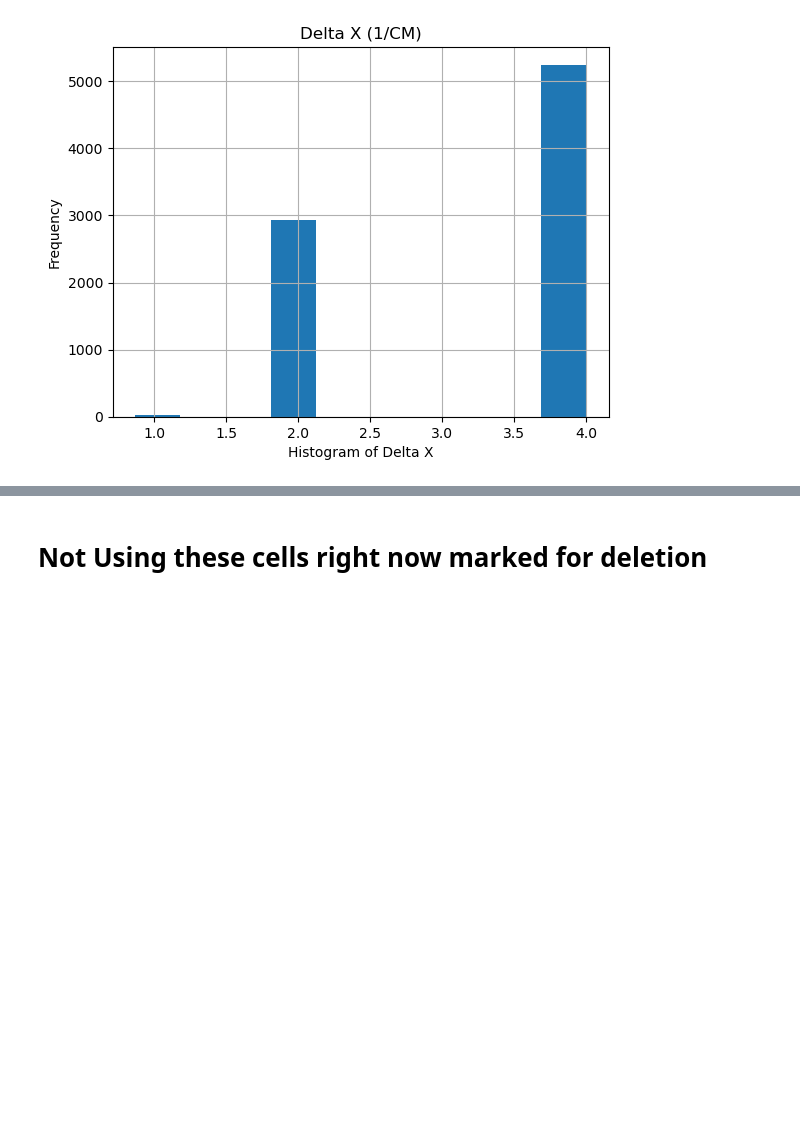
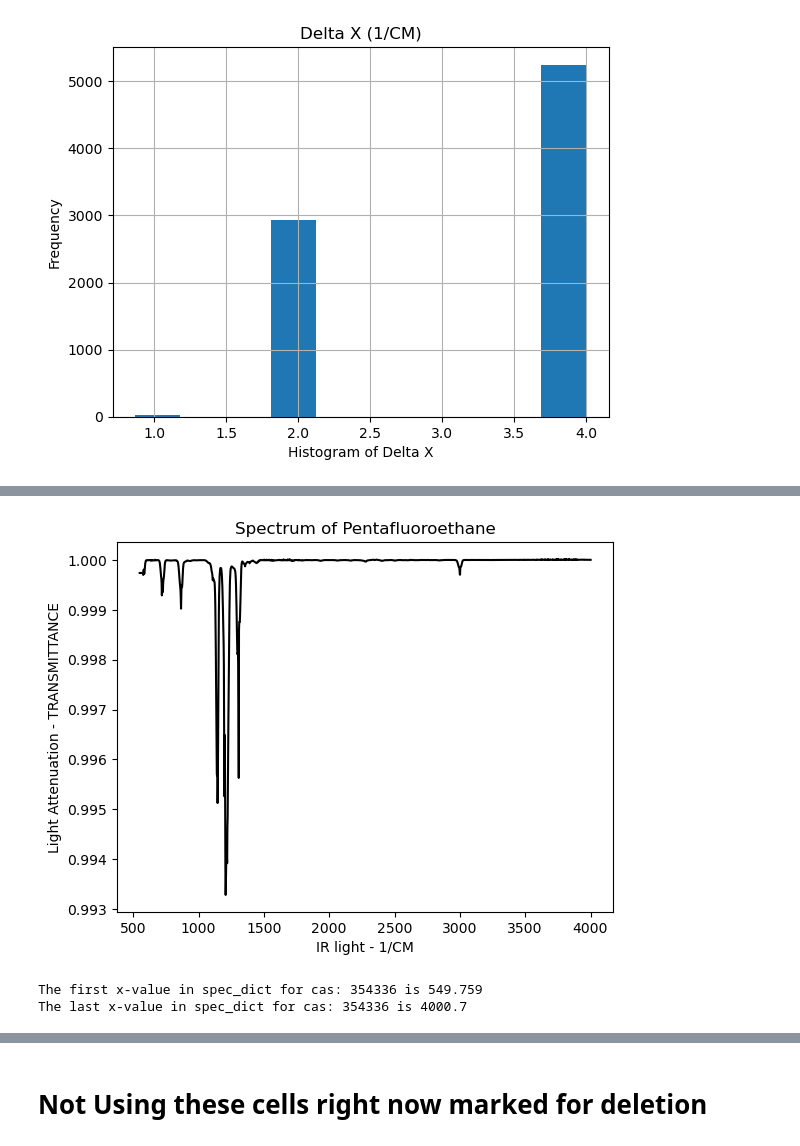
Before and after one commit to kevinpatrickkent/NIST-IR-MachineLearning, a Jupyter notebook: NISTWebbookML.ipynb, the cells around one changed output, grey strips where cells are left out. Cells and saved outputs as stored; diff of their text form; code cells hidden in the pictures; blank space fills up the shorter version.

```diff
--- a/NISTWebbookML.ipynb
+++ b/NISTWebbookML.ipynb
@@ -1125,0 +1071,26 @@ plt.plot(df_gasspec.columns,df_gasspec.loc[indexNum[4],:])
+# %%
+# Getting all absorbance converted
+
+def yconv(absorbance):
+    return ((10**(2 - absorbance))/100)
+
+for cas in df.loc[gas & ~trans,:].index:
+    ind = spec_dict['cas'].index(cas)
+    spec_dict['y'][ind] = yconv(spec_dict['y'][ind])
+    df.loc[cas,'yunits'] = 'TRANSMITTANCE'
+# %%
+# Checking spectrum after the conversion
+
+cas = df.loc[gas & ExtCoeff, :].index[0]
+ind = spec_dict['cas'].index(cas)
+plt.plot(spec_dict['x'][ind], spec_dict['y'][ind], color = 'black')
+plt.xlabel('IR light - ' + df.loc[cas,'xunits'])
+plt.ylabel('Light Attenuation - ' + df.loc[cas,'yunits'])
+plt.title('Spectrum of ' + df.loc[cas,'title'])
+plt.show()
+print('The first x-value in spec_dict for cas:',cas,'is',spec_dict['x'][ind][0])
+print('The last x-value in spec_dict for cas:',cas,'is',spec_dict['x'][ind][-1])
+# %% [output]
+[figure, added]
+The first x-value in spec_dict for cas: 354336 is 549.759
+The last x-value in spec_dict for cas: 354336 is 4000.7
```
Also changed, not shown: parts of 56 cells of this notebook.
